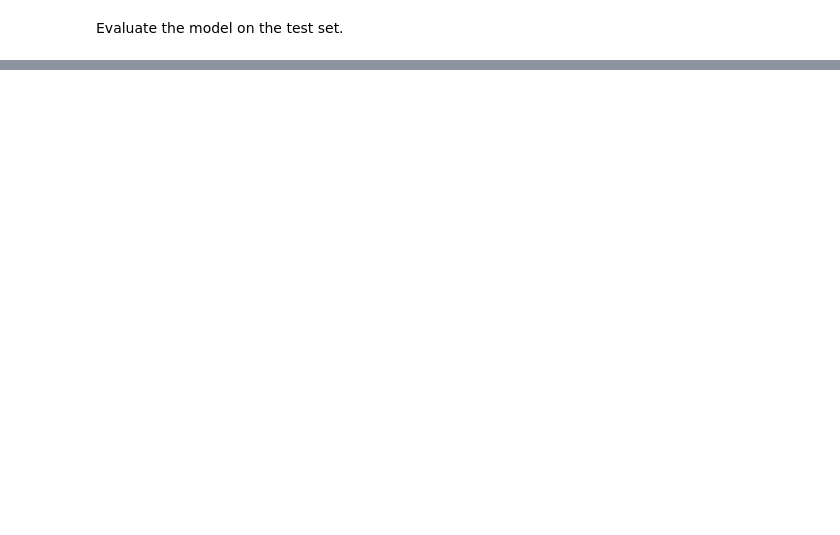
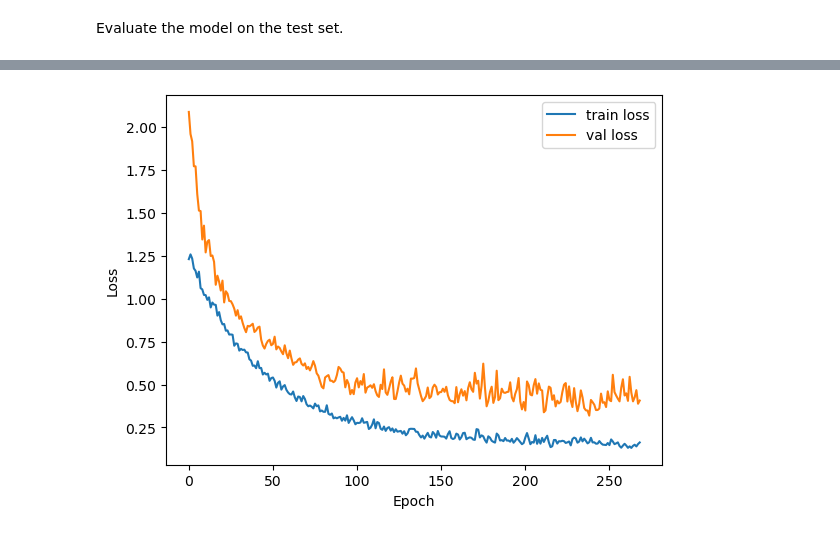
Before and after one commit to stefuthomas/NeuroverkkoTeoria, a Jupyter notebook: Assignments/Assignment2.ipynb, the cells around one changed output, grey strips where cells are left out. Drawn from its saved outputs; the diff is of its cells as text; code cells hidden in the pictures; blank space fills up the shorter version.

```diff
--- a/Assignments/Assignment2.ipynb
+++ b/Assignments/Assignment2.ipynb
@@ -119,0 +108,31 @@ Model 1 achieved a test MAE of 0.28 which is 0.2 lower than the original. The mo
+# %%
+model2 = Sequential([
+    Input(shape=(8,)),
+
+    Dense(128, kernel_regularizer=l2(0.01)),
+    LeakyReLU(alpha=0.2),
+    Dropout(0.3),
+    BatchNormalization(),
+
+    Dense(128),
+    LeakyReLU(alpha=0.2),
+    Dropout(0.3),
+    BatchNormalization(),
+
+    Dense(64, kernel_regularizer=l2(0.01)),
+    LeakyReLU(alpha=0.2),
+
+    Dense(32),
+    LeakyReLU(alpha=0.2),
+
+    Dense(1)
+])
+
+
+model2.compile(optimizer='adam', loss='mse', metrics=["mae"])
+
+history2 = model2.fit(x_train, y_train, epochs=500, batch_size=32, validation_data=(x_val, y_val), verbose=0, callbacks=[early_stopping])
+# %%
+plot_loss(history2)
+# %% [output]
+[figure, added]
```
Also changed, not shown: parts of 17 cells of this notebook.
